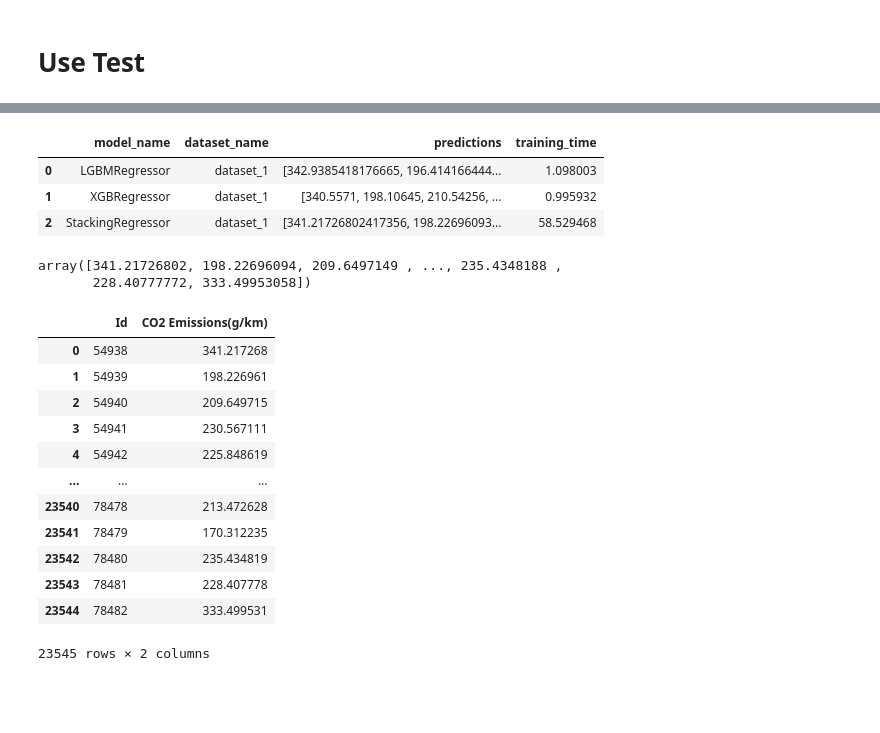
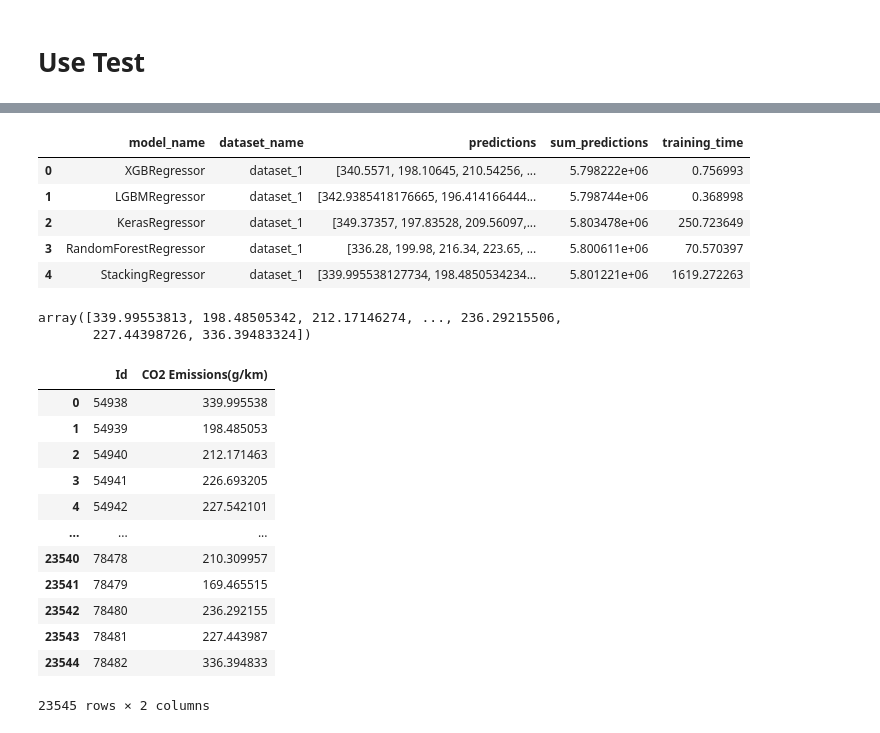
Before and after one commit to caesariodito/comp-archive, a Jupyter notebook: src/preprocess_modeling_pipeline.ipynb, the cells around one changed output, grey strips where cells are left out. Saved outputs shown, nothing was run; the diff lists cells and outputs as text; code cells hidden in the pictures; blank space fills up the shorter version.

Commit message:
feat: submission 3 and 4
- 3: stacking regressor from bagging regressor
- 4: xgboost hypertuned

```diff
--- a/src/preprocess_modeling_pipeline.ipynb
+++ b/src/preprocess_modeling_pipeline.ipynb
@@ -384,49 +486,51 @@ Model: StackingRegressor, Dataset: 1, Training time: 58.5295 seconds
 # %%
-# Flatten the results dictionary
-flat_results = []
-for model_name, datasets in results.items():
-    for dataset_name, metrics in datasets.items():
-        flat_results.append(
-            {
-                "model_name": model_name,
-                "dataset_name": dataset_name,
-                "predictions": metrics["predictions"],
-                "training_time": metrics["training_time"],
-            }
-        )
+# flat_results = []
+# for model_name, datasets in results.items():
+#     for dataset_name, metrics in datasets.items():
+#         flat_results.append(
+#             {
+#                 "model_name": model_name,
+#                 "dataset_name": dataset_name,
+#                 "predictions": metrics["predictions"],
+#                 "sum_predictions": np.sum(metrics["predictions"]),
+#                 "training_time": metrics["training_time"],
+#             }
+#         )
 
-# Convert the flattened results to a DataFrame
-df_results_submit = pd.DataFrame(flat_results)
-df_results_submit
+# # Convert the flattened results to a DataFrame
+# df_results_submit = pd.DataFrame(flat_results)
+# df_results_submit
 # %% [output]
-|  | model_name | dataset_name | predictions | training_time |
-| 0 | LGBMRegressor | dataset_1 | [342.9385418176665, 196.414166444... | 1.098003 |
-| 1 | XGBRegressor | dataset_1 | [340.5571, 198.10645, 210.54256, ... | 0.995932 |
-| 2 | StackingRegressor | dataset_1 | [341.21726802417356, 198.22696093... | 58.529468 |
+|  | model_name | dataset_name | predictions | sum_predictions | training_time |
+| 0 | XGBRegressor | dataset_1 | [340.5571, 198.10645, 210.54256, ... | 5.798222e+06 | 0.756993 |
+| 1 | LGBMRegressor | dataset_1 | [342.9385418176665, 196.414166444... | 5.798744e+06 | 0.368998 |
+| 2 | KerasRegressor | dataset_1 | [349.37357, 197.83528, 209.56097,... | 5.803478e+06 | 250.723649 |
+| 3 | RandomForestRegressor | dataset_1 | [336.28, 199.98, 216.34, 223.65, ... | 5.800611e+06 | 70.570397 |
+| 4 | StackingRegressor | dataset_1 | [339.995538127734, 198.4850534234... | 5.801221e+06 | 1619.272263 |
 # %%
-stacking_regressor_predictions = results["StackingRegressor"]["dataset_1"][
-    "predictions"
-]
-stacking_regressor_predictions
+# stacking_regressor_predictions = results["StackingRegressor"]["dataset_1"][
+#     "predictions"
+# ]
+# stacking_regressor_predictions
 # %% [output]
-array([341.21726802, 198.22696094, 209.6497149 , ..., 235.4348188 ,
-       228.40777772, 333.49953058])
+array([339.99553813, 198.48505342, 212.17146274, ..., 236.29215506,
+       227.44398726, 336.39483324])
 # %%
-df_sample_submission = pd.read_csv("../dataset/sample_submission.csv")
-df_sample_submission["CO2 Emissions(g/km)"] = stacking_regressor_predictions
-df_sample_submission
+# df_sample_submission = pd.read_csv("../dataset/sample_submission.csv")
+# df_sample_submission["CO2 Emissions(g/km)"] = stacking_regressor_predictions
+# df_sample_submission
 # %% [output]
 |  | Id | CO2 Emissions(g/km) |
-| 0 | 54938 | 341.217268 |
-| 1 | 54939 | 198.226961 |
-| 2 | 54940 | 209.649715 |
-| 3 | 54941 | 230.567111 |
-| 4 | 54942 | 225.848619 |
+| 0 | 54938 | 339.995538 |
+| 1 | 54939 | 198.485053 |
+| 2 | 54940 | 212.171463 |
+| 3 | 54941 | 226.693205 |
+| 4 | 54942 | 227.542101 |
 | ... | ... | ... |
-| 23540 | 78478 | 213.472628 |
-| 23541 | 78479 | 170.312235 |
-| 23542 | 78480 | 235.434819 |
-| 23543 | 78481 | 228.407778 |
-| 23544 | 78482 | 333.499531 |
+| 23540 | 78478 | 210.309957 |
+| 23541 | 78479 | 169.465515 |
+| 23542 | 78480 | 236.292155 |
+| 23543 | 78481 | 227.443987 |
+| 23544 | 78482 | 336.394833 |
 23545 rows × 2 columns
 # %%
```
Also changed, not shown: parts of 23 cells of this notebook, 10 other files.
